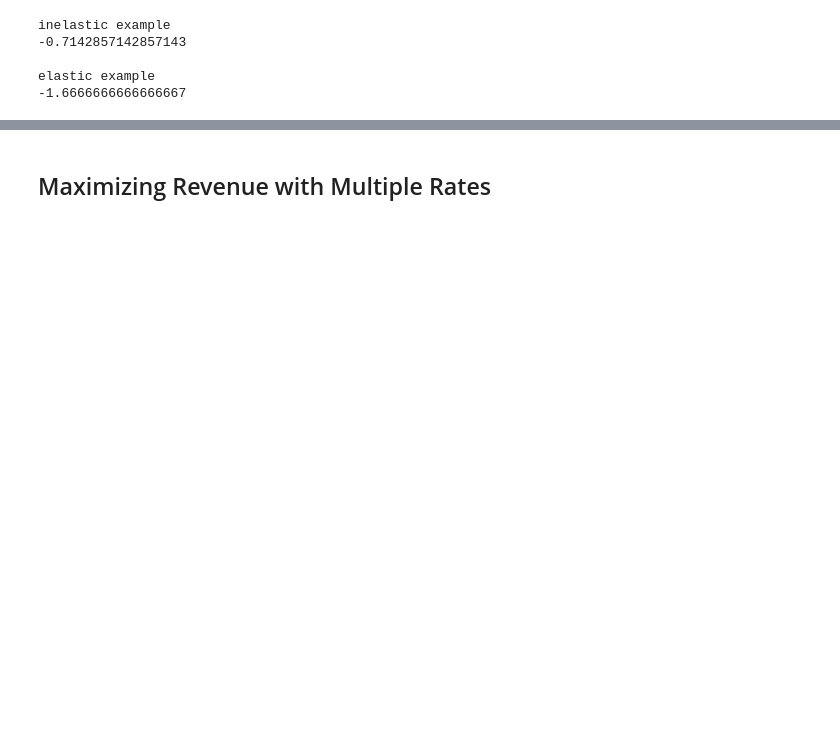
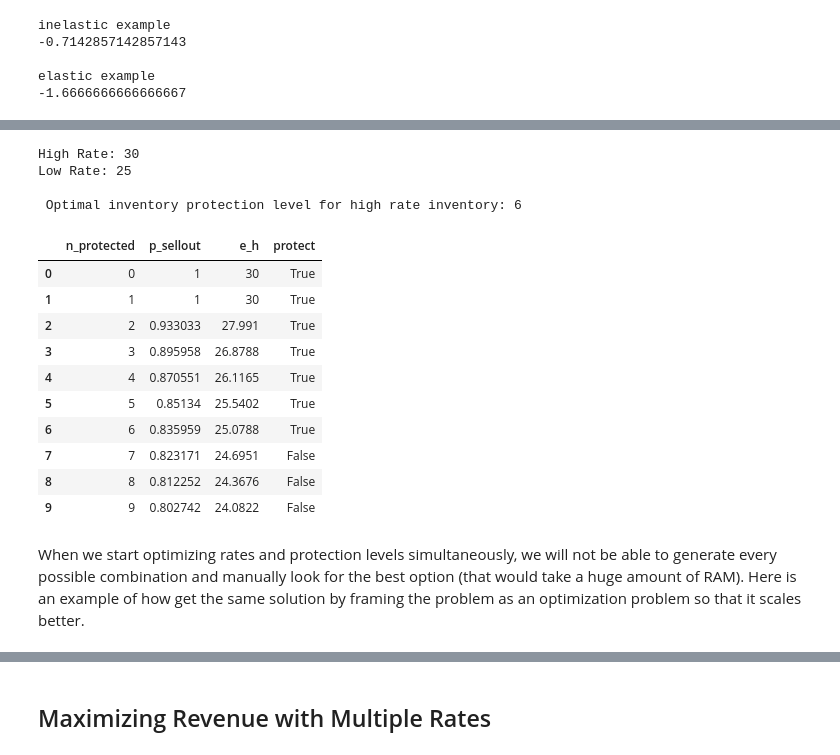
Before and after one commit to TonyBlonigan/revenue_optimization_basics, a Jupyter notebook: Revenue Management Basics.ipynb, the cells around one changed output, grey strips where cells are left out. Cells and saved outputs as stored; diff of their text form; code cells hidden in the pictures; blank space fills up the shorter version.

```diff
--- a/Revenue Management Basics.ipynb
+++ b/Revenue Management Basics.ipynb
@@ -123,0 +173,54 @@ and total demand is area of triangle between the origin, the x intercept and the
+# %%
+def p_sellout(room_count, exponent):
+    """
+    p_sellout is a function that returns the probability of a rate level's inventory selling out at least room_count
+    NOTE: This distribution is arbitraryly complicated, but a better distribution of avg sales would usually be
+    the normal distribution, which I will use later on.
+    The point is, you can use a different distribuition if you have reason to believe it's more appropriate.
+    """
+    if room_count == 0:
+        return 1
+    else:
+        return room_count**exponent
+
+# exponetial demand decay term
+e = -.1
+# low and high rates
+r_l = 25
+r_h = 30
+
+protection_analysis = {}
+for i in range(0, 10):
+    ps_h = p_sellout(i, e,)
+    e_h = ps_h * r_h
+
+    protection_analysis[i] = {'n_protected': i, 'p_sellout': ps_h, 'e_h': e_h,'protect': e_h > r_l}
+
+print('High Rate: ' + str(r_h))
+print('Low Rate: ' + str(r_l))
+
+protection_analysis = pd.DataFrame(protection_analysis).T[['n_protected','p_sellout','e_h','protect']]
+
+optimal_protection_level = max(protection_analysis.n_protected[protection_analysis.protect].values)
+
+print('\n Optimal inventory protection level for high rate inventory: ' + str(optimal_protection_level))
+print()
+protection_analysis
+# %% [output]
+High Rate: 30
+Low Rate: 25
+
+ Optimal inventory protection level for high rate inventory: 6
+|  | n_protected | p_sellout | e_h | protect |
+| 0 | 0 | 1 | 30 | True |
+| 1 | 1 | 1 | 30 | True |
+| 2 | 2 | 0.933033 | 27.991 | True |
+| 3 | 3 | 0.895958 | 26.8788 | True |
+| 4 | 4 | 0.870551 | 26.1165 | True |
+| 5 | 5 | 0.85134 | 25.5402 | True |
+| 6 | 6 | 0.835959 | 25.0788 | True |
+| 7 | 7 | 0.823171 | 24.6951 | False |
+| 8 | 8 | 0.812252 | 24.3676 | False |
+| 9 | 9 | 0.802742 | 24.0822 | False |
+# %% [markdown]
+When we start optimizing rates and protection levels simultaneously, we will not be able to generate every possible combination and manually look for the best option (that would take a huge amount of RAM). Here is an example of how get the same solution by framing the problem as an optimization problem so that it scales better.
```
Also changed, not shown: parts of 16 cells of this notebook.
